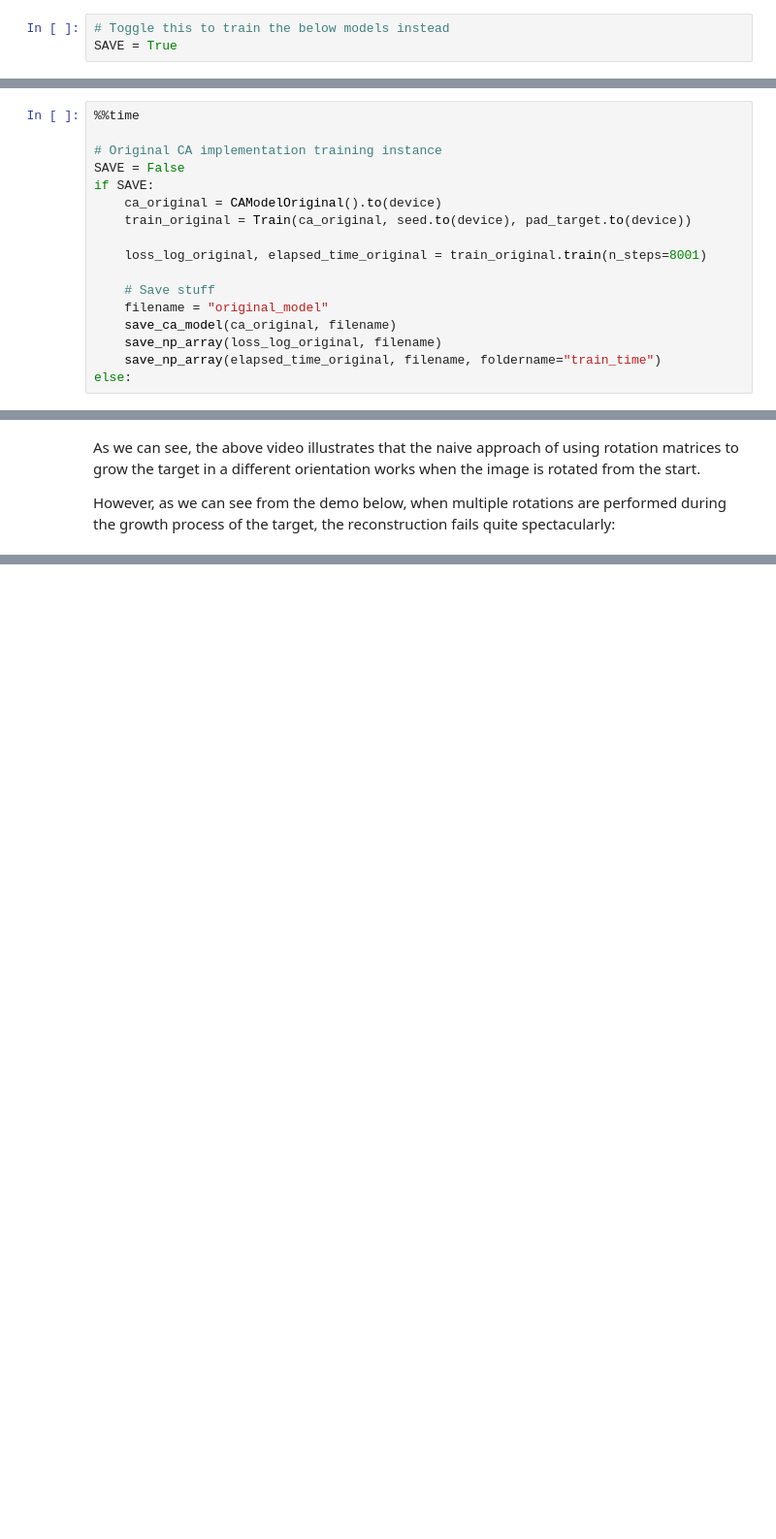
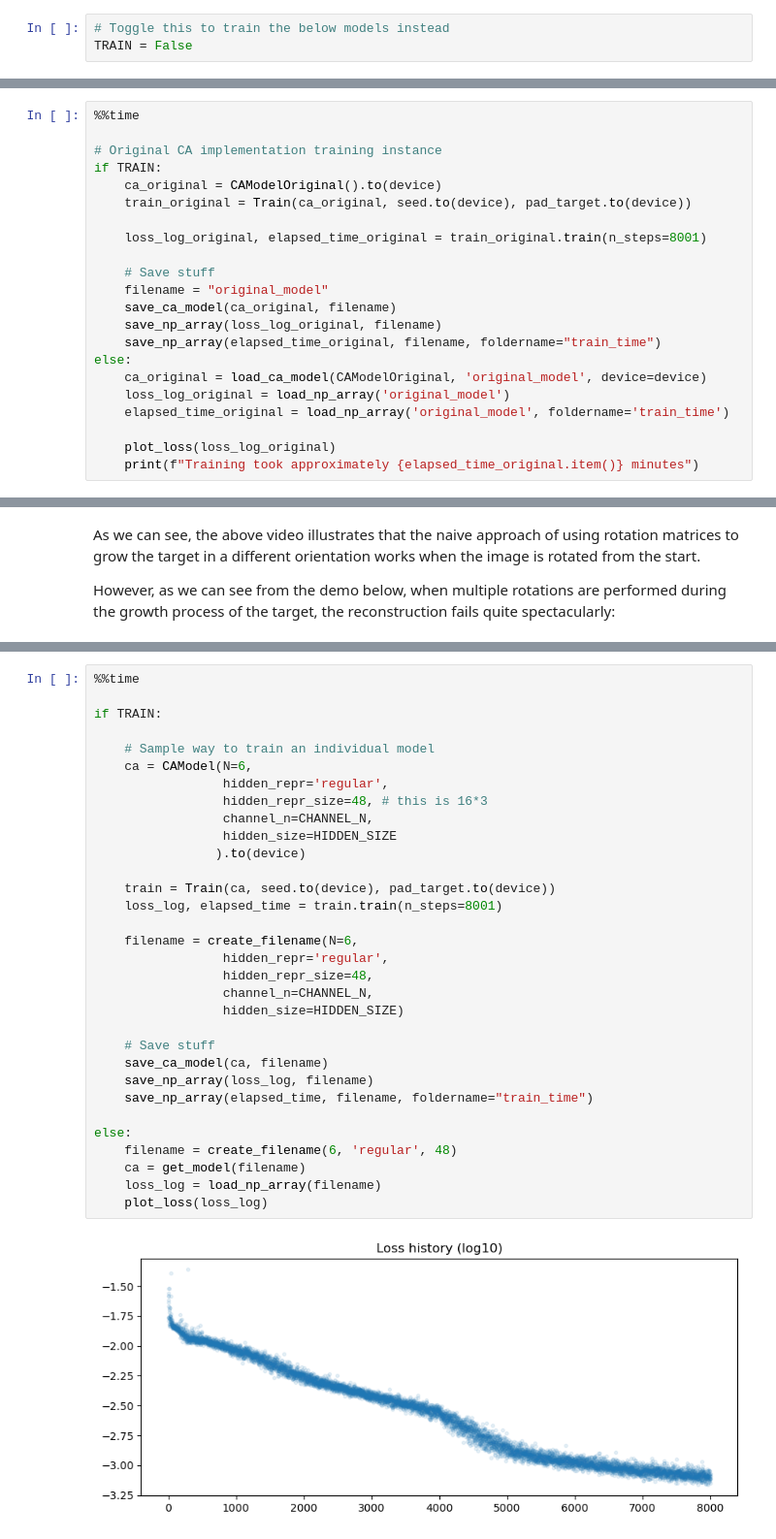
Before and after one commit to Radevsi/cellular-automata, a Jupyter notebook: symmetry/computational_essay/submission.ipynb, the cells around one changed output, grey strips where cells are left out. Shown at 97% size. Drawn from its saved outputs; the diff is of its cells as text; blank space fills up the shorter version.

```diff
--- a/symmetry/computational_essay/submission.ipynb
+++ b/symmetry/computational_essay/submission.ipynb
@@ -111,7 +116,7 @@ device is cuda:2
 [figure]
 # %%
 # Toggle this to train the below models instead
-SAVE = True
+TRAIN = False
 # %% [markdown]
 For now, we have made all necessary package imports and have defined some globals parameters. These parameters will remain unchanged as they are not the focus of this project, and so they are the same as the defaults defined in the original implementation.
 
@@ -338,8 +346,7 @@ Training took approximately 19.0115 minutes
 %%time
 
 # Original CA implementation training instance
-SAVE = False
-if SAVE:
+if TRAIN:
     ca_original = CAModelOriginal().to(device)
     train_original = Train(ca_original, seed.to(device), pad_target.to(device))
 
@@ -351,6 +358,12 @@ if SAVE:
     save_np_array(loss_log_original, filename)
     save_np_array(elapsed_time_original, filename, foldername="train_time")
 else:
+    ca_original = load_ca_model(CAModelOriginal, 'original_model', device=device)
+    loss_log_original = load_np_array('original_model')
+    elapsed_time_original = load_np_array('original_model', foldername='train_time')
+
+    plot_loss(loss_log_original)
+    print(f"Training took approximately {elapsed_time_original.item()} minutes")
 # %% [output]
 batch (before/after):
 [figure]
@@ -474,0 +758,34 @@ If, however, a two-dimensional route is pursued, the equivariant model could pot
+# %%
+%%time
+
+if TRAIN:
+
+    # Sample way to train an individual model
+    ca = CAModel(N=6,
+                 hidden_repr='regular',
+                 hidden_repr_size=48, # this is 16*3
+                 channel_n=CHANNEL_N,
+                 hidden_size=HIDDEN_SIZE
+                ).to(device)
+
+    train = Train(ca, seed.to(device), pad_target.to(device))
+    loss_log, elapsed_time = train.train(n_steps=8001)
+
+    filename = create_filename(N=6,
+                 hidden_repr='regular',
+                 hidden_repr_size=48,
+                 channel_n=CHANNEL_N,
+                 hidden_size=HIDDEN_SIZE)
+
+    # Save stuff
+    save_ca_model(ca, filename)
+    save_np_array(loss_log, filename)
+    save_np_array(elapsed_time, filename, foldername="train_time")
+
+else:
+    filename = create_filename(6, 'regular', 48)
+    ca = get_model(filename)
+    loss_log = load_np_array(filename)
+    plot_loss(loss_log)
+# %% [output]
+[figure, added]
```
Also changed, not shown: parts of 56 cells of this notebook, 9 other files.
